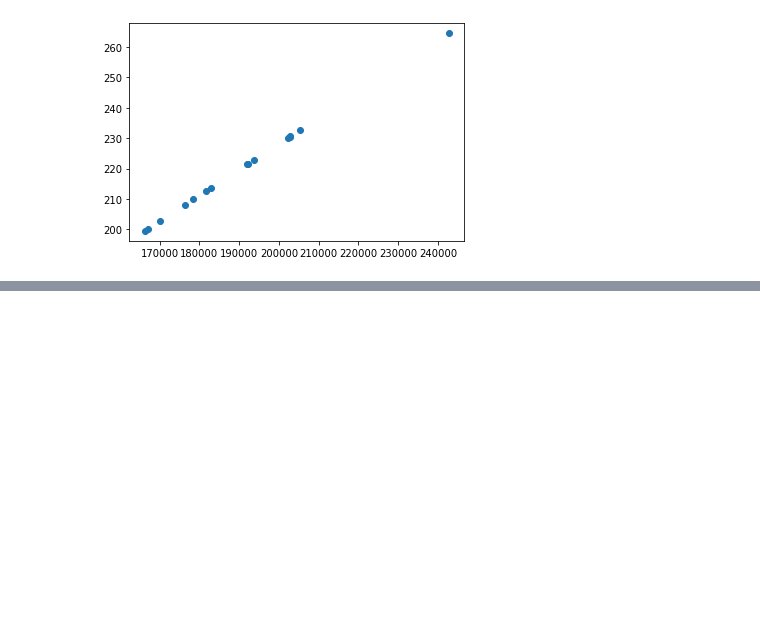
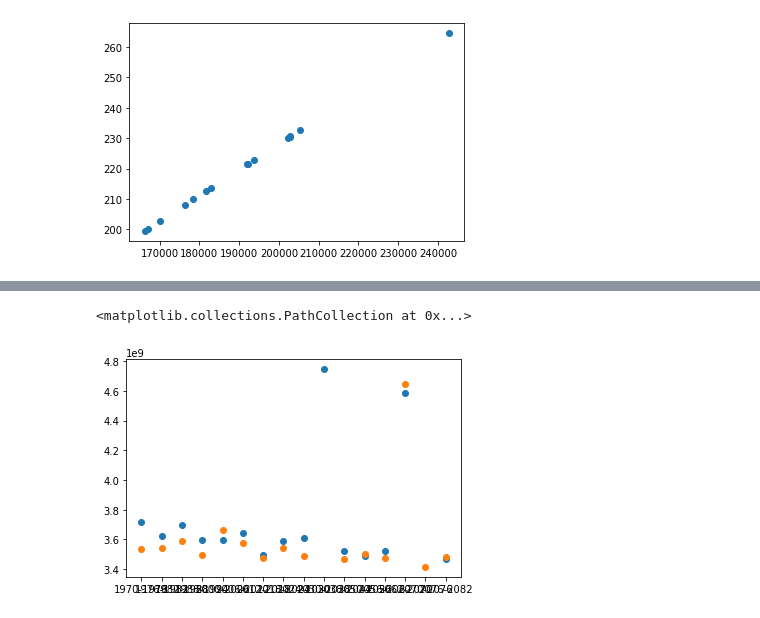
Before and after one commit to 2021-Energy-Climate-Hackathon/group_5, a Jupyter notebook: correlation_matrix.ipynb, the cells around one changed output, grey strips where cells are left out. Saved outputs shown, nothing was run; the diff lists cells and outputs as text; code cells hidden in the pictures; blank space fills up the shorter version.

```diff
--- a/correlation_matrix.ipynb
+++ b/correlation_matrix.ipynb
@@ -109,0 +149,11 @@ corr_df2.head()
+# %%
+testframe = pd.DataFrame(index=[])
+testframe['onwind_gen_ICHEC']=matrixdf_ICHEC['onwind_gen']
+testframe['onwind_gen_MPI']=matrixdf_MPI['onwind_gen']
+# %%
+fig, ax = plt.subplots()
+ax.scatter(testframe.index, testframe.onwind_gen_ICHEC, label='ICHEC')
+ax.scatter(testframe.index, testframe.onwind_gen_MPI, label='MPI')
+# %% [output]
+<matplotlib.collections.PathCollection at 0x...>
+[figure, added]
```
Also changed, not shown: parts of 6 cells of this notebook.
